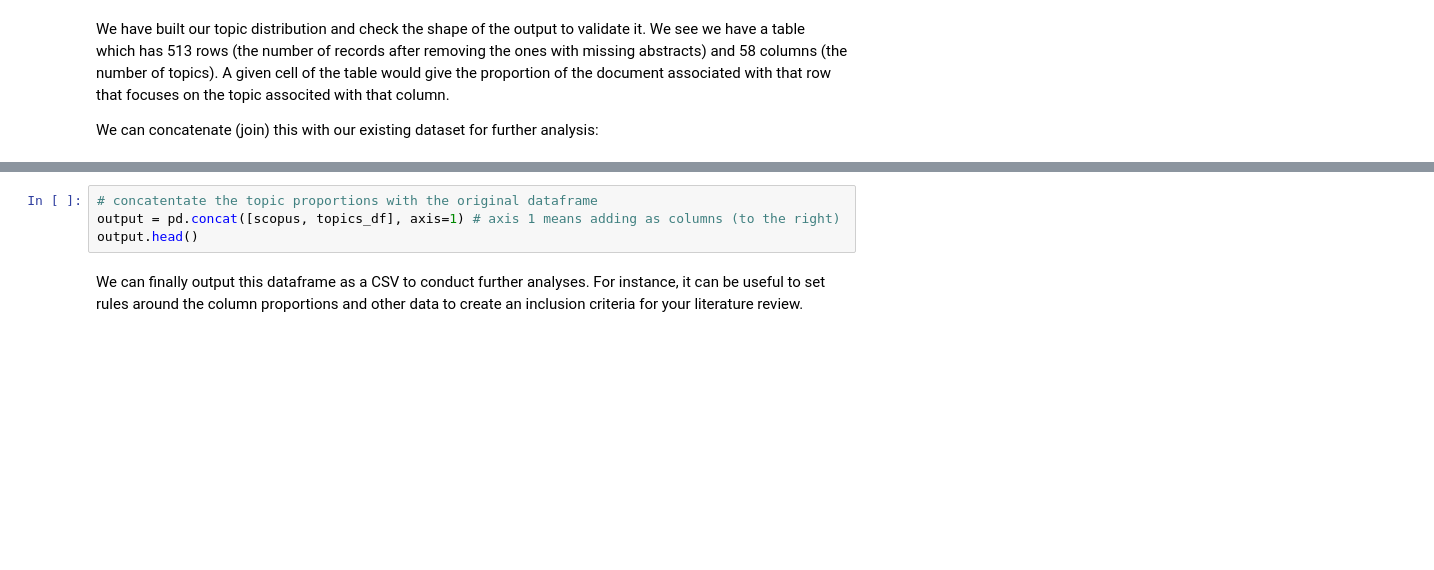
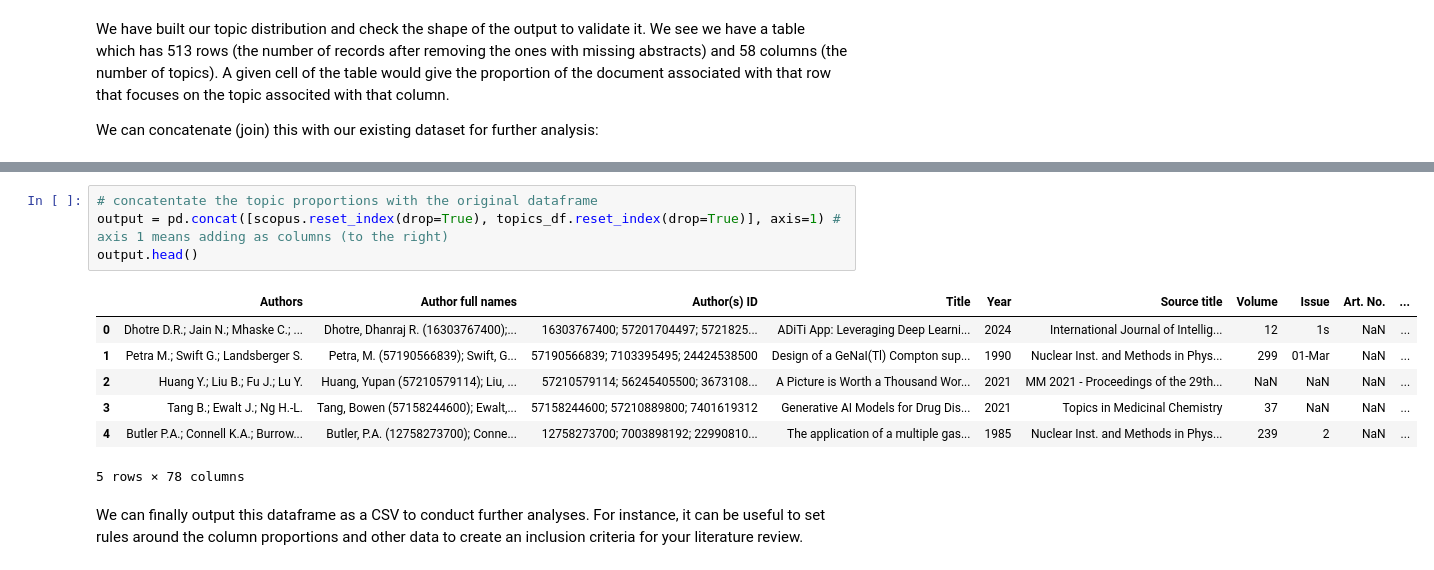
Before and after one commit to MJMortensonWarwick/CLR_workshop, a Jupyter notebook: CLR_with_BERTopic.ipynb, the cells around one changed output, grey strips where cells are left out. Saved outputs shown, nothing was run; the diff lists cells and outputs as text; blank space fills up the shorter version.

```diff
--- a/CLR_with_BERTopic.ipynb
+++ b/CLR_with_BERTopic.ipynb
@@ -399,7 +493,15 @@ topics_df.head()
 # %%
 # concatentate the topic proportions with the original dataframe
-output = pd.concat([scopus, topics_df], axis=1) # axis 1 means adding as columns (to the right)
+output = pd.concat([scopus.reset_index(drop=True), topics_df.reset_index(drop=True)], axis=1) # axis 1 means adding as columns (to the right)
 output.head()
+# %% [output]
+|  | Authors | Author full names | Author(s) ID | Title | Year | Source title | Volume | Issue | Art. No. | ... |
+| 0 | Dhotre D.R.; Jain N.; Mhaske C.; ... | Dhotre, Dhanraj R. (16303767400);... | 16303767400; 57201704497; 5721825... | ADiTi App: Leveraging Deep Learni... | 2024 | International Journal of Intellig... | 12 | 1s | NaN | ... |
+| 1 | Petra M.; Swift G.; Landsberger S. | Petra, M. (57190566839); Swift, G... | 57190566839; 7103395495; 24424538500 | Design of a GeNaI(Tl) Compton sup... | 1990 | Nuclear Inst. and Methods in Phys... | 299 | 01-Mar | NaN | ... |
+| 2 | Huang Y.; Liu B.; Fu J.; Lu Y. | Huang, Yupan (57210579114); Liu, ... | 57210579114; 56245405500; 3673108... | A Picture is Worth a Thousand Wor... | 2021 | MM 2021 - Proceedings of the 29th... | NaN | NaN | NaN | ... |
+| 3 | Tang B.; Ewalt J.; Ng H.-L. | Tang, Bowen (57158244600); Ewalt,... | 57158244600; 57210889800; 7401619312 | Generative AI Models for Drug Dis... | 2021 | Topics in Medicinal Chemistry | 37 | NaN | NaN | ... |
+| 4 | Butler P.A.; Connell K.A.; Burrow... | Butler, P.A. (12758273700); Conne... | 12758273700; 7003898192; 22990810... | The application of a multiple gas... | 1985 | Nuclear Inst. and Methods in Phys... | 239 | 2 | NaN | ... |
+5 rows × 78 columns
 # %% [markdown]
 We can finally output this dataframe as a CSV to conduct further analyses. For instance, it can be useful to set rules around the column proportions and other data to create an inclusion criteria for your literature review.
 # %%
```
Also changed, not shown: parts of 17 cells of this notebook.
